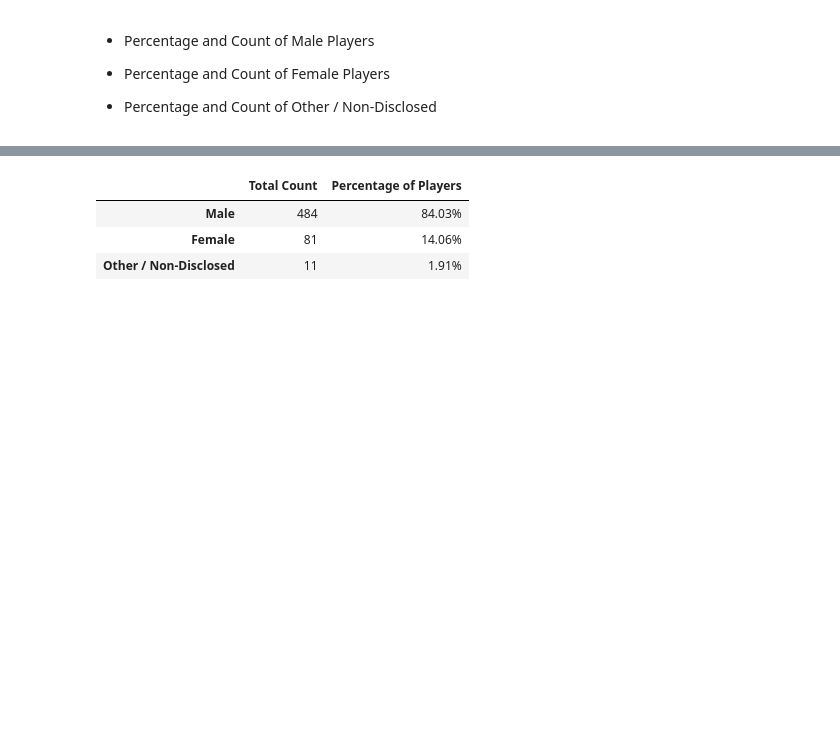
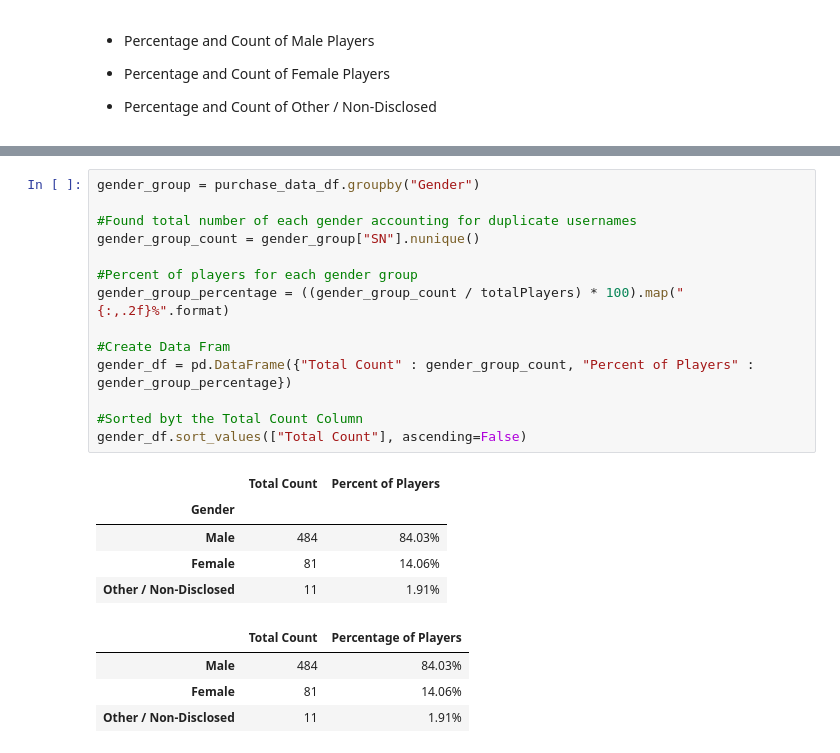
Before and after one commit to dkrug82/pandas-challenge, a Jupyter notebook: HerosOfPymoli/HeroesOfPymoli_starter.ipynb, the cells around one changed output, grey strips where cells are left out. Cells and saved outputs as stored; diff of their text form; blank space fills up the shorter version.

```diff
--- a/HerosOfPymoli/HeroesOfPymoli_starter.ipynb
+++ b/HerosOfPymoli/HeroesOfPymoli_starter.ipynb
@@ -104,3 +87,23 @@ summary_df
+# %%
+gender_group = purchase_data_df.groupby("Gender")
+
+#Found total number of each gender accounting for duplicate usernames
+gender_group_count = gender_group["SN"].nunique()
+
+#Percent of players for each gender group
+gender_group_percentage = ((gender_group_count / totalPlayers) * 100).map("{:,.2f}%".format)
+
+#Create Data Fram
+gender_df = pd.DataFrame({"Total Count" : gender_group_count, "Percent of Players" : gender_group_percentage})
+
+#Sorted byt the Total Count Column
+gender_df.sort_values(["Total Count"], ascending=False)
+# %% [output]
+|  | Total Count | Percent of Players |
+| Gender |  |  |
+| Male | 484 | 84.03% |
+| Female | 81 | 14.06% |
+| Other / Non-Disclosed | 11 | 1.91% |
 # %%
 # %% [output]
 |  | Total Count | Percentage of Players |
```
Also changed, not shown: parts of 4 cells of this notebook.
